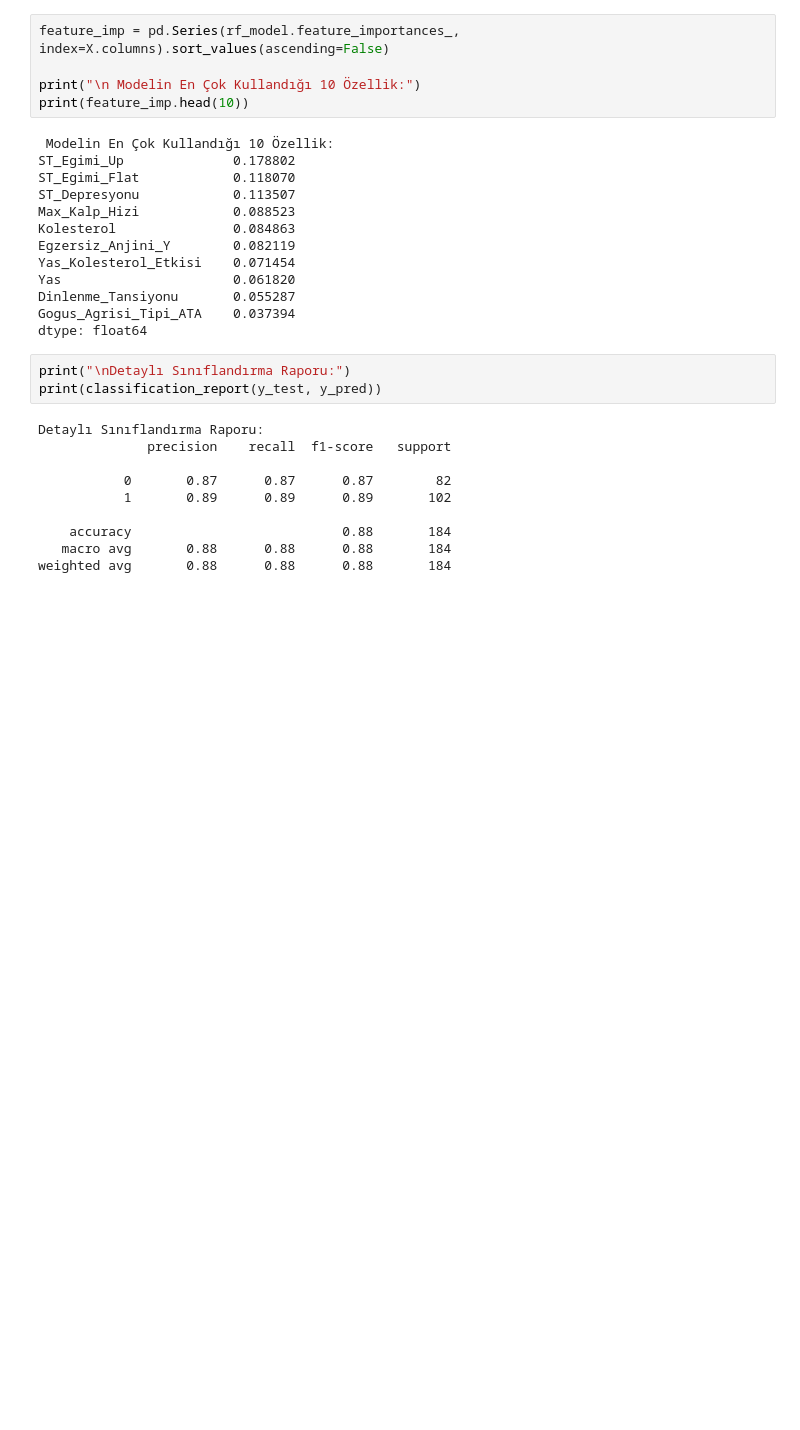
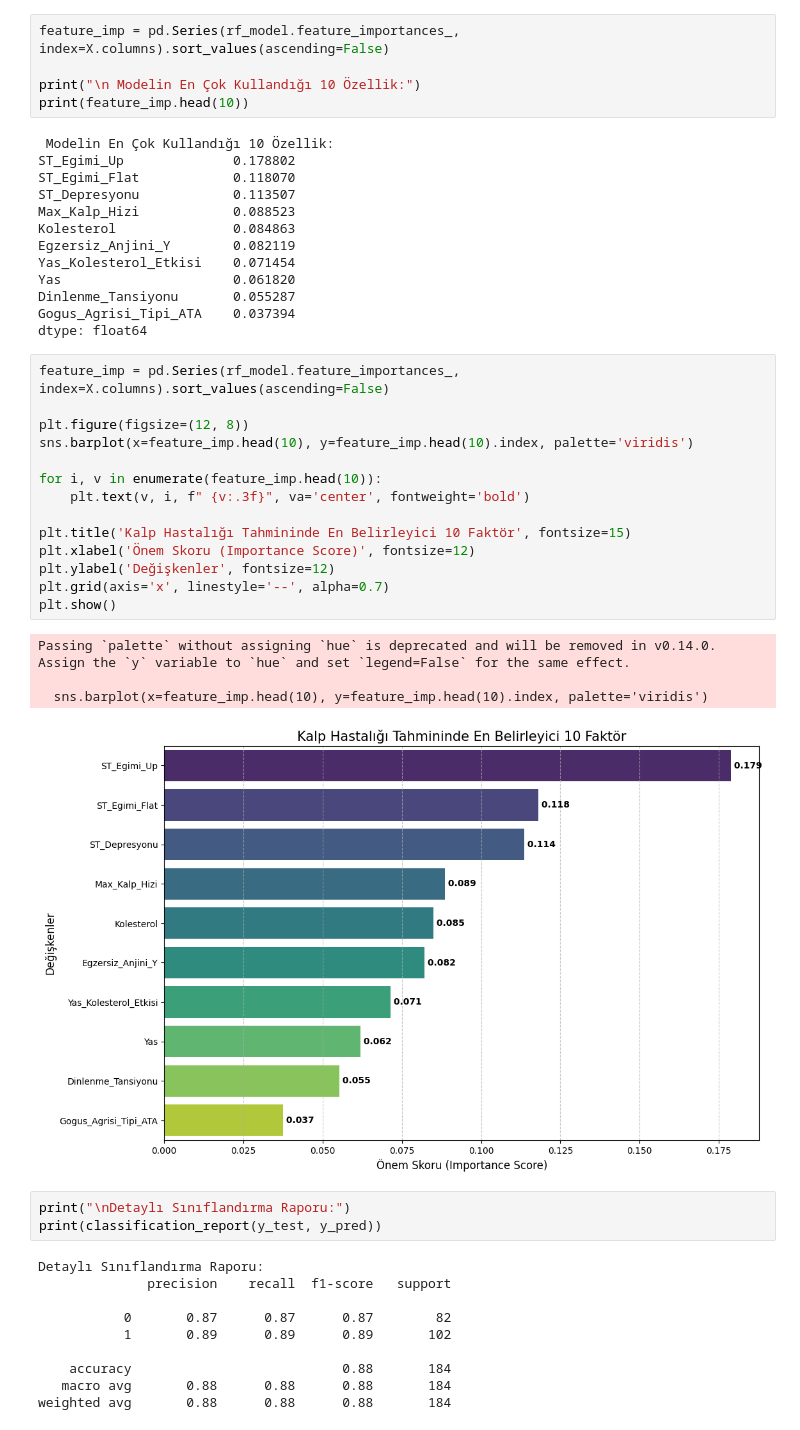
Before and after one commit to bugraozdmr/Heart-Disease-Detection, a Jupyter notebook: heart.ipynb, the cells around one changed output. Drawn from its saved outputs; the diff is of its cells as text; blank space fills up the shorter version.

```diff
--- a/heart.ipynb
+++ b/heart.ipynb
@@ -332,6 +368,25 @@ Yas                      0.061820
 Dinlenme_Tansiyonu       0.055287
 Gogus_Agrisi_Tipi_ATA    0.037394
 dtype: float64
+# %%
+feature_imp = pd.Series(rf_model.feature_importances_, index=X.columns).sort_values(ascending=False)
+
+plt.figure(figsize=(12, 8))
+sns.barplot(x=feature_imp.head(10), y=feature_imp.head(10).index, palette='viridis')
+
+for i, v in enumerate(feature_imp.head(10)):
+    plt.text(v, i, f" {v:.3f}", va='center', fontweight='bold')
+
+plt.title('Kalp Hastalığı Tahmininde En Belirleyici 10 Faktör', fontsize=15)
+plt.xlabel('Önem Skoru (Importance Score)', fontsize=12)
+plt.ylabel('Değişkenler', fontsize=12)
+plt.grid(axis='x', linestyle='--', alpha=0.7)
+plt.show()
+# %% [output]
+Passing `palette` without assigning `hue` is deprecated and will be removed in v0.14.0. Assign the `y` variable to `hue` and set `legend=False` for the same effect.
+
+  sns.barplot(x=feature_imp.head(10), y=feature_imp.head(10).index, palette='viridis')
+[figure, added]
 # %%
 print("\nDetaylı Sınıflandırma Raporu:")
 print(classification_report(y_test, y_pred))
```
Also changed, not shown: parts of 5 cells of this notebook.
